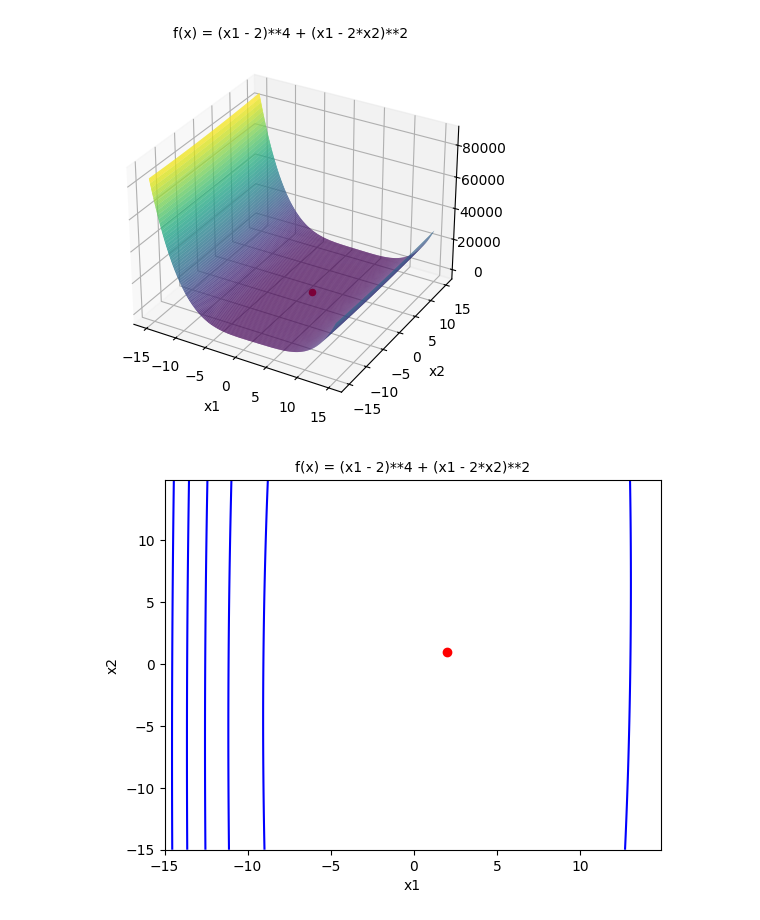
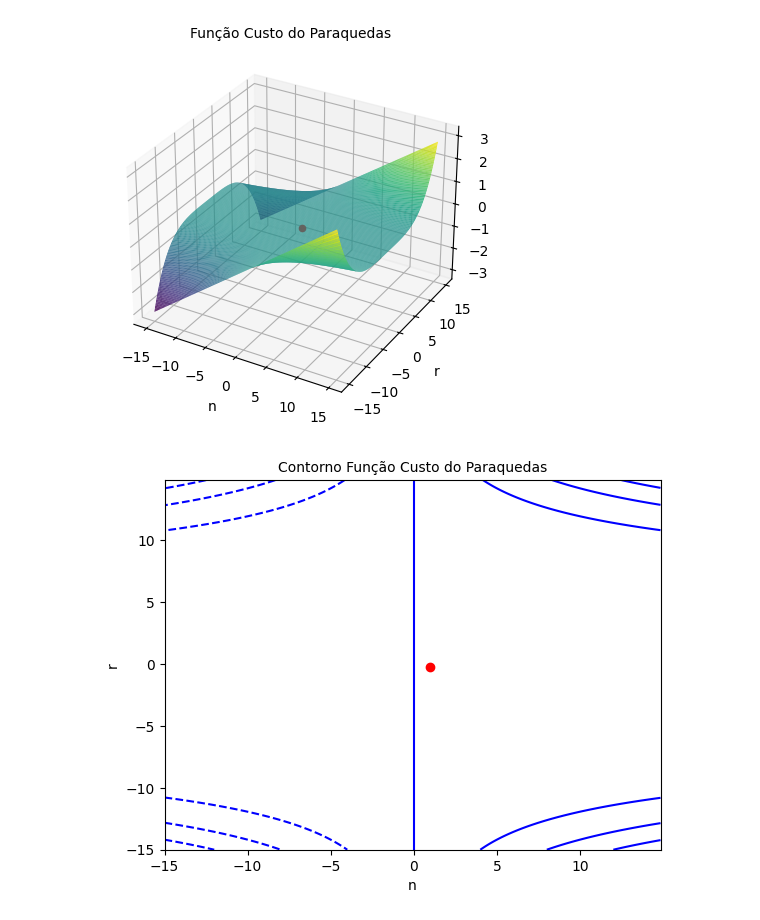
Before and after one commit to victorluis22/trabalho-metodos-otimizacao, a Jupyter notebook: hookeJeeves.ipynb, the cells around one changed output. Cells and saved outputs as stored; diff of their text form; code cells hidden in the pictures.

Commit message:
refazendo a lógica do Hooke Jeeves para ser mais específica ao problema

```diff
--- a/hookeJeeves.ipynb
+++ b/hookeJeeves.ipynb
@@ -106,11 +106,9 @@ def plotContour(function, constants, minimun, range=5):
 
     plt.show()
 # %%
-def hookeJeeves(function, initialValue, constants, dim):
-    x1, x2 = initialValue[0], initialValue[1]
-    nextValue = np.array(["(x1 + x*d1)", "(x2 + x*d2)"])
-    nextFunc = function.replace("x1", nextValue[0]).replace("x2", nextValue[1])
-
+def hookeJeeves(valorInicial, constantes, dimensao):
+    """Função que implementa o método de busca multivariável Hooke Jeeves."""
+    n, r = valorInicial[0], valorInicial[1]
     d = np.array(
         [[1.0,0.0],
         [0.0,1.0]]
@@ -120,62 +118,54 @@ def hookeJeeves(function, initialValue, constants, dim):
     k = 0
     timeout = 100
     time = 0
-    newPoint = np.array([0.0, 0.0])
-    previousNewPoint = np.array([0.0, 0.0])
+    novoPonto = np.array([0.0, 0.0])
+    pontoInicial = np.copy([n, r])
 
     while time < timeout:
-        start = np.copy([x1, x2])
 
         print(f'\nIteração {time}==========================')
-        print(f'Início: {start}')
+        print(f'Início: {pontoInicial}')
 
-        for k in range(dim):
+        for k in range(dimensao):
             d1, d2 = d[k][0], d[k][1]
 
-            searchInterval = [-10.0 + x1 if k == 0 else -10.0 + x2, 10.0 + x1 if k == 1 else 10.0 + x2]
+            intervalo = [-10.0 + n if k == 0 else -10.0 + r, 10.0 + n if k == 1 else 10.0 + r]
 
-            [x, y] = goldenSectionSearch(nextFunc, constants, searchInterval, [x1, x2], [d1, d2])
+            lmbda = goldenSectionSearch(intervalo, constantes, [n, r], [d1, d2])
 
-            x1, x2 = eval(nextValue[0]), eval(nextValue[1])
+            n, r = n + lmbda * d1, r + lmbda * d2
 
-            print(f'Busca {d[k]}: ponto ótimo: {x} => novo ponto: [{x1}, {x2}]')
+            print(f'Busca {d[k]}: ponto ótimo: {lmbda} => novo ponto: [{n}, {r}]')
 
-            if k == dim-1:
-                previousNewPoint = newPoint
-                newPoint = np.array([x1, x2])
+        novoPonto = np.array([n, r])
 
-        if time == 0:
-            direction = newPoint - start
-        else:
-            direction = newPoint - previousNewPoint
+        direcaoPrincip = novoPonto - pontoInicial
 
-        newDirection = direction / LA.norm(direction)
+        d1, d2 = direcaoPrincip[0], direcaoPrincip[1]
 
-        d1, d2 = newDirection[0], newDirection[1]
+        intervalo = [-10.0 + n , 10.0 + r]
+        lmbda = goldenSectionSearch(intervalo, constantes, [n, r], [d1, d2])
 
-        searchInterval = [-10.0 + x1 , 10.0 + x2]
-        [x, y] = goldenSectionSearch(nextFunc, constants, searchInterval, [x1, x2], [d1, d2])
+        n, r = n + lmbda * d1, r + lmbda * d2
 
-        x1, x2 = eval(nextValue[0]), eval(nextValue[1])
-
-        if LA.norm([x1, x2] - start) < e:
+        if LA.norm([n, r] - pontoInicial) < e:
             break
 
-        print(f'Busca [{d1},{d2}]: ponto ótimo: {x} => novo ponto: [{x1}, {x2}]')
+        print(f'Busca [{d1},{d2}]: ponto ótimo: {lmbda} => novo ponto: [{n}, {r}]')
+
+        pontoInicial = novoPonto
 
         time += 1
 
-    return [x1, x2]
+    return [n, r]
 
-function = "(x1 - 2)**4 + (x1 - 2*x2)**2" #x1 equivale a n e x2 equivale a r
-constants = [1.0, 1.0, 1.0]
-initialValue = np.array([-29.0, 3.0])
-
-min = hookeJeeves(function, initialValue, constants, 2)
+valorInicial = np.array([0, 3.0])
+constantes = [1.0, 1.0, 1.0]
+min = hookeJeeves(valorInicial, constantes, 2)
 
 print(min)
 
-plot3D(function, constants, min, 15)
-plotContour(function, constants, min, 15)
+plot3D(min, constantes, 15)
+plotContour(min, constantes, 15)
 # %% [output]
 Iteração 0==========================
@@ -198,2 +188,2 @@ Iterações Golden Section: 32
-[figure, old version]
+[figure, new version]
-[figure, old version]
+[figure, new version]
```
Also changed, not shown: parts of 3 cells of this notebook.
